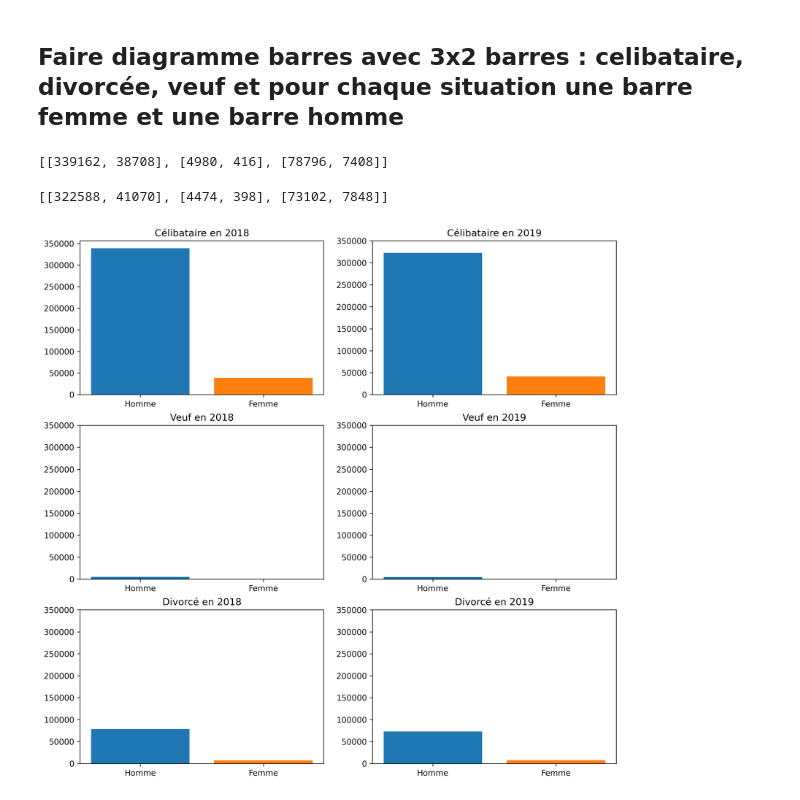
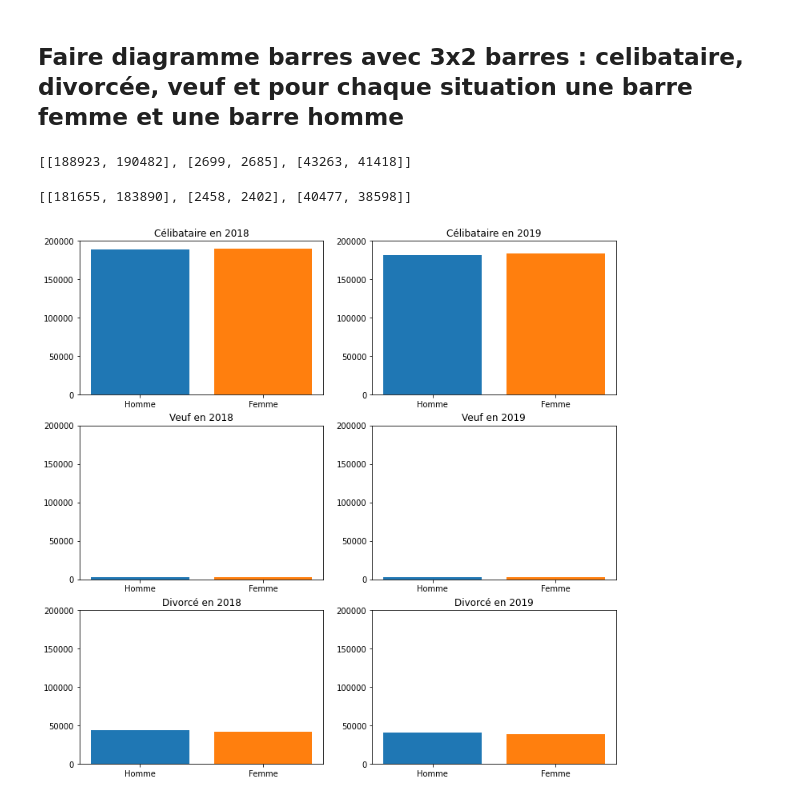
Before and after one commit to plorgue/fr_wedding_data_analysis, a Jupyter notebook: First_notebook.ipynb, the cells around one changed output. Saved outputs shown, nothing was run; the diff lists cells and outputs as text; code cells hidden in the pictures.

Commit message:
fix(plot-etamar): correct nb hommes femmes

```diff
--- a/First_notebook.ipynb
+++ b/First_notebook.ipynb
@@ -115,10 +115,10 @@ plt.show();
 def get_all_from_etamat(etamat, df_annee) :
     # regroupe tous les conjoints num_conjoint qui étaient etatmat avant le mariage pour une année donnée
     df1 = df_annee[df_annee[f'ETAMAT1'] == etamat]
-    df2 = df_annee[df_annee[f'ETAMAT1'] == etamat]
+    df2 = df_annee[df_annee[f'ETAMAT2'] == etamat]
 
-    nb_hommes =  df1[df1['SEXE1'] == 'M'].shape[0] + df2[df2['SEXE1'] == 'M'].shape[0]
-    nb_femmes =  df1[df1['SEXE1'] == 'F'].shape[0] + df2[df2['SEXE1'] == 'F'].shape[0]
+    nb_hommes =  df1[df1['SEXE1'] == 'M'].shape[0] + df2[df2['SEXE2'] == 'M'].shape[0]
+    nb_femmes =  df1[df1['SEXE1'] == 'F'].shape[0] + df2[df2['SEXE2'] == 'F'].shape[0]
     return nb_hommes, nb_femmes
 # %%
 def get_data_tot_annee(df_annee) :
@@ -133,40 +133,40 @@ final_data_2019 = get_data_tot_annee(df_2019)
 # %%
 final_data_2018
 # %% [output]
-[[339162, 38708], [4980, 416], [78796, 7408]]
+[[188923, 190482], [2699, 2685], [43263, 41418]]
 # %%
 final_data_2019
 # %% [output]
-[[322588, 41070], [4474, 398], [73102, 7848]]
+[[181655, 183890], [2458, 2402], [40477, 38598]]
 # %%
 # But : faire une colonne pour chaque année, et sur chaque ligne, un différent ETAMAR avec homme/femme
 
 fig = plt.figure(figsize=(12,12))
 X = np.arange(2)
 etamar = ['Célibataire', 'Veuf', 'Divorcé']
 annee = ['2018', '2019']
 
 nrows, ncols = 3, 2
 
 index = 1
 for idx_row in range(nrows) :
     for idx_col in range(ncols) :
         ax = plt.subplot(nrows, ncols, index)
         if(idx_col % 2 == 0) :
             ax.bar(X[0], final_data_2018[idx_row][0], color = "C0")
             ax.bar(X[1], final_data_2018[idx_row][1], color = "C1")
         else :
             ax.bar(X[0], final_data_2019[idx_row][0], color = "C0")
             ax.bar(X[1], final_data_2019[idx_row][1], color = "C1")
         ax.set_title(f"{etamar[idx_row]} en {annee[idx_col]}")
         index += 1
         ax.set_xticks(X)
         ax.set_xticklabels(['Homme', 'Femme'])
-        ax.set_yticks([0,50000,100000,150000,200000,250000,300000,350000])
+        ax.set_yticks([0,50000,100000,150000,200000])
 
 
 
 # plt.title("Etat marital des conjoints avant le mariage")
 plt.show()
 # %% [output]
-[figure, old version]
+[figure, new version]
```
Also changed, not shown: parts of 1 cell of this notebook.
